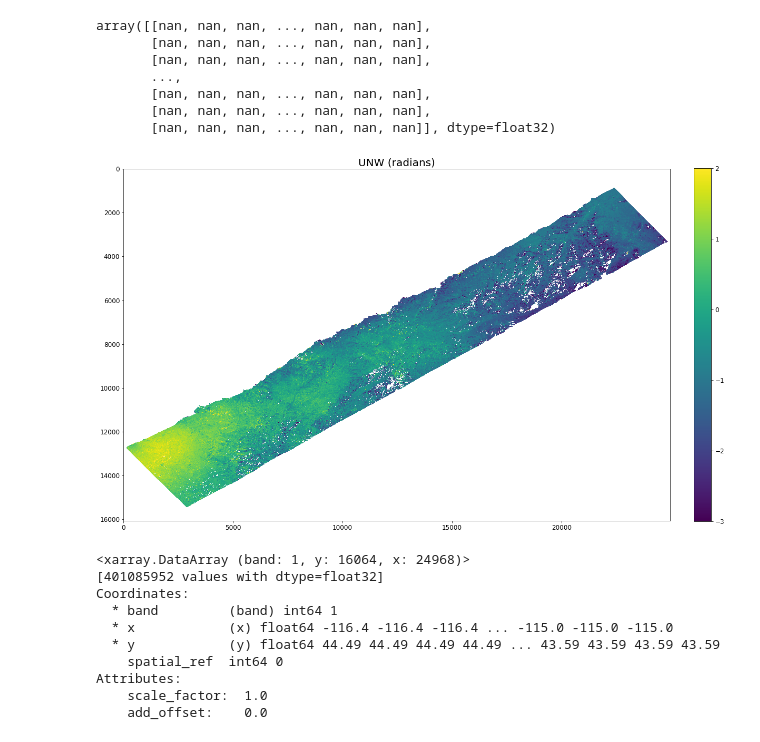
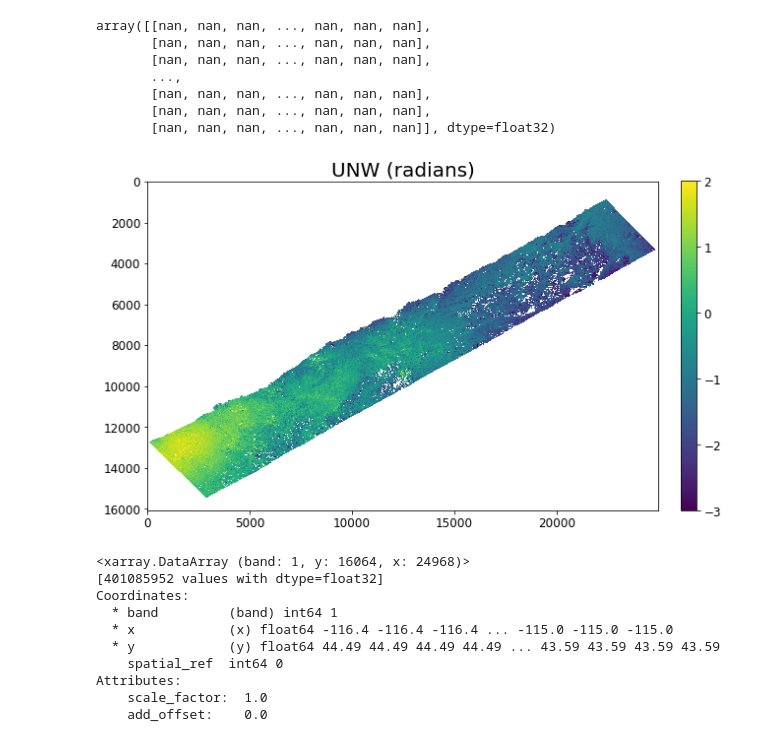
Before and after one commit to snowex-hackweek/website-2022, a Jupyter notebook: book/tutorials/sar/uavsar_2022.ipynb, the cells around one changed output. Drawn from its saved outputs; the diff is of its cells as text; code cells hidden in the pictures.

```diff
--- a/book/tutorials/sar/uavsar_2022.ipynb
+++ b/book/tutorials/sar/uavsar_2022.ipynb
@@ -177,17 +179,16 @@ array([[nan, nan, nan, ..., nan, nan, nan],
 # %%
 # plot
 plt.rcParams.update({'font.size': 12}) # increase plot font size for larger plot
-fig, ax = plt.subplots(figsize=(20, 40))
+fig, ax = plt.subplots(figsize=(10, 20))
 
 ax.set_title("UNW (radians)", fontsize= 20) #title and font size
-img = ax.imshow(unw_array, cmap = 'viridis', interpolation = 'nearest', vmin = -3, vmax = 2)
+img = ax.imshow(unw_array, interpolation = 'nearest', cmap = 'viridis', vmin = -3, vmax = 2)
 
 # add legend
 colorbar = fig.colorbar(img, ax=ax, fraction=0.03, pad=0.04) # add color bar
 plt.show()
-plt.rcParams.update({'font.size': 12}) # change font back to normal
 # %% [output]
-[figure, old version]
+[figure, new version]
 # %%
 # open raster and inspect meta data
 cor_rast  = rxr.open_rasterio(cor)
```
Also changed, not shown: parts of 10 cells of this notebook.
